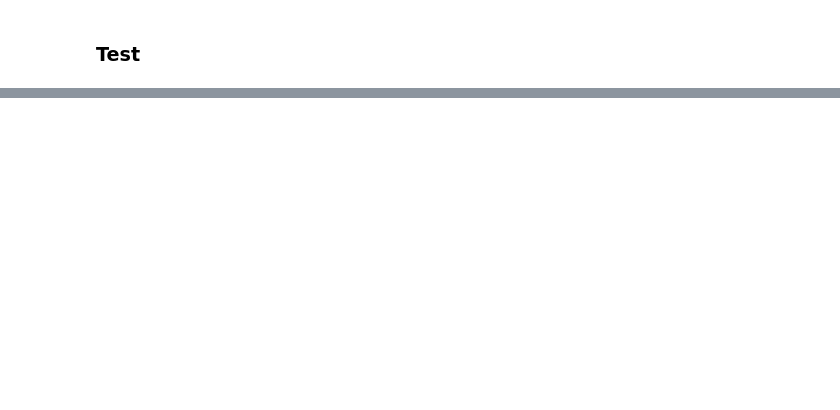
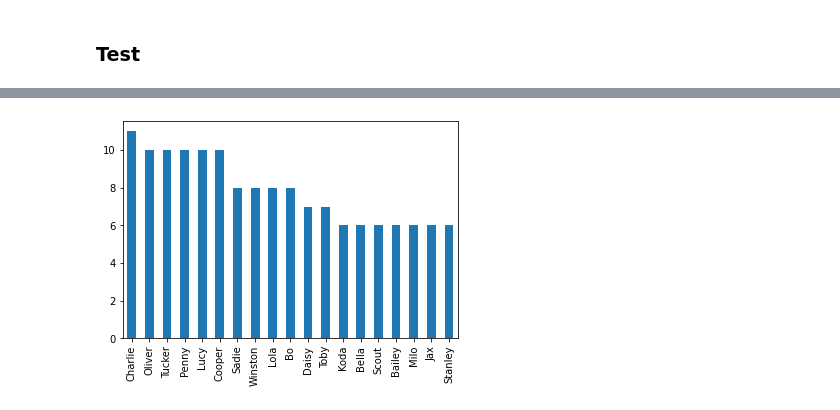
Before and after one commit to Stoneatrophy/Project-Data-Wrangling, a Jupyter notebook: wrangle_act.ipynb, the cells around one changed output, grey strips where cells are left out. Saved outputs shown, nothing was run; the diff lists cells and outputs as text; code cells hidden in the pictures; blank space fills up the shorter version.

```diff
--- a/wrangle_act.ipynb
+++ b/wrangle_act.ipynb
@@ -269,5 +292,6 @@ df_twitter_archive_clean['retweeted_status_id'] = df_twitter_archive_clean[df_tw
 # %%
-# replacing incorrect rating values with the correct ones from the tweets
+# extracting numerator and denominator values from "text"-column
 
 rating = df_twitter_archive_clean.text.str.extract('((?:\d+\.)?\d+)\/(\d+)', expand=True)
 rating.columns = ['rating_numerator', 'rating_denominator']
+df_twitter_archive_clean.loc[rating.index, ['rating_numerator', 'rating_denominator']] = rating[['rating_numerator', 'rating_denominator']]
@@ -290,2 +298,24 @@ df_twitter_archive["rating_numerator"].iloc[45]
+# %%
+# extracting source from "source"-column and getting rid of the url
+
+df_twitter_archive_clean['source'] = df_twitter_archive_clean.source.str.extract('(?<=\>)(.*?)(?=\<)', expand=True)
+# %%
+# merging the dog stages to one column
+
+df_twitter_archive_clean['doggo'].replace('None', '', inplace=True)
+df_twitter_archive_clean['floofer'].replace('None', '', inplace=True)
+df_twitter_archive_clean['pupper'].replace('None', '', inplace=True)
+df_twitter_archive_clean['puppo'].replace('None', '', inplace=True)
+df_twitter_archive_clean['dog_stage'] = df_twitter_archive_clean['doggo'] + df_twitter_archive_clean['floofer'] +  df_twitter_archive_clean['pupper'] + df_twitter_archive_clean['puppo']
+df_twitter_archive_clean.loc[df_twitter_archive_clean['dog_stage'] == 'doggopupper', 'dog_stage'] = 'doggo, pupper'
+df_twitter_archive_clean.loc[df_twitter_archive_clean['dog_stage'] == 'doggopuppo', 'dog_stage'] = 'doggo, puppo'
+df_twitter_archive_clean.loc[df_twitter_archive_clean['dog_stage'] == 'doggofloofer', 'dog_stage'] = 'doggo, floofer'
+df_twitter_archive_clean.loc[df_twitter_archive_clean['dog_stage'] == '', 'dog_stage'] = np.nan
+
+df_twitter_archive_clean.drop(columns=['doggo', 'puppo', 'pupper', 'floofer'], inplace=True)
+# %%
+# code to merge the dataframes to one master dataframe
+
+df_master = df_twitter_archive_clean.merge(df_image_predictions_clean,on='tweet_id').merge(df_tweets_clean,on='tweet_id')
 # %% [markdown]
 ### Test
@@ -300,6 +478,6 @@ df_twitter_archive["rating_numerator"].iloc[45]
 # %%
-# Visualiserar de vanligaste namnen
+# the most common dog names
 
-# name_count = df_twitter_archive['name'].value_counts()
-
-# df_twitter_archive['name'].value_counts(sort=True)[2:20].plot.bar()
+df_master['name'].value_counts(sort=True)[1:20].plot.bar();
+# %% [output]
+[figure, added]
```
Also changed, not shown: parts of 57 cells of this notebook.
